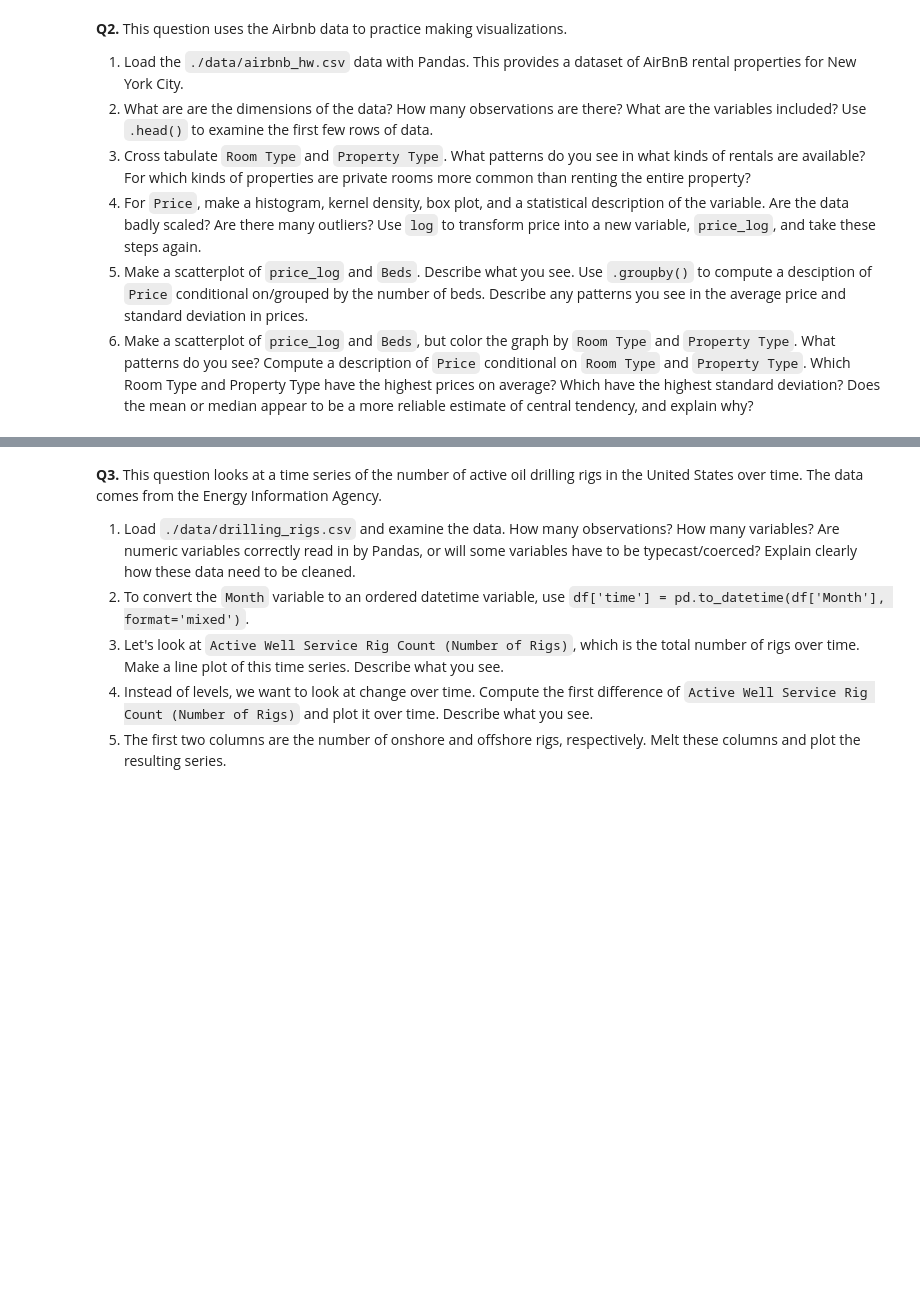
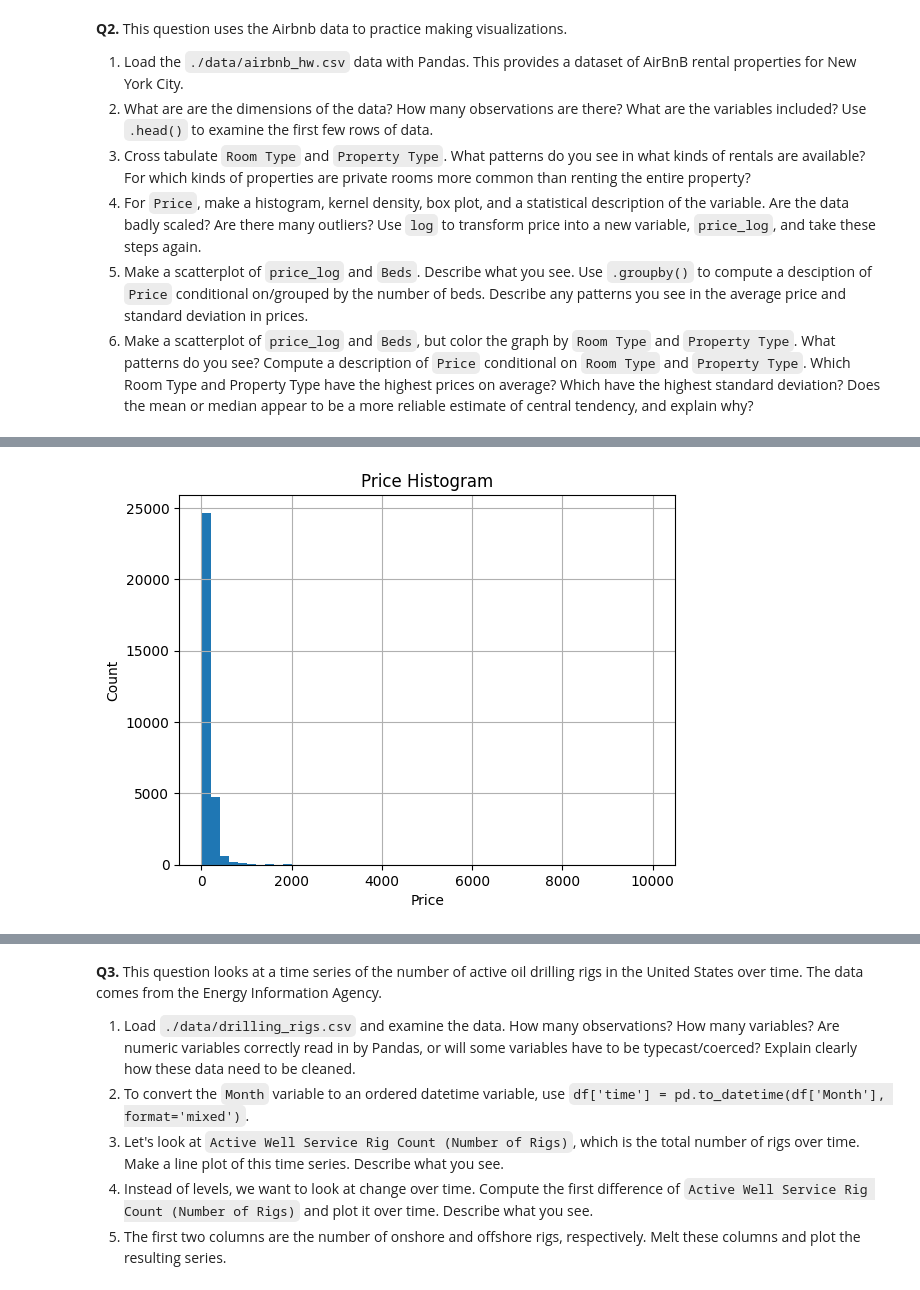
Before and after one commit to qjy9ey/eda_assignment, a Jupyter notebook: assignment.ipynb, the cells around one changed output, grey strips where cells are left out. Drawn from its saved outputs; the diff is of its cells as text; code cells hidden in the pictures; blank space fills up the shorter version.

```diff
--- a/assignment.ipynb
+++ b/assignment.ipynb
@@ -70,3 +70,88 @@ No. This holds only for affine functions $g(x)=a+bx$.
   4. For `Price`, make a histogram, kernel density, box plot, and a statistical description of the variable. Are the data badly scaled? Are there many outliers? Use `log` to transform price into a new variable, `price_log`, and take these steps again.
   5. Make a scatterplot of `price_log` and `Beds`. Describe what you see. Use `.groupby()` to compute a desciption of `Price` conditional on/grouped by the number of beds. Describe any patterns you see in the average price and standard deviation in prices.
   6. Make a scatterplot of `price_log` and `Beds`, but color the graph by `Room Type` and `Property Type`. What patterns do you see? Compute a description of `Price` conditional on `Room Type` and `Property Type`. Which Room Type and Property Type have the highest prices on average? Which have the highest standard deviation? Does the mean or median appear to be a more reliable estimate of central tendency, and explain why?
+# %%
+import pandas as pd
+import numpy as np
+import matplotlib.pyplot as plt
+import seaborn as sns
+
+airbnb = pd.read_csv("airbnb_hw.csv")
+
+print("Shape:", airbnb.shape)
+print("Columns:", airbnb.columns.tolist())
+airbnb.head()
+
+airbnb["Price"] = airbnb["Price"].replace({'\$':'', ',':''}, regex=True)
+
+airbnb["Price"] = pd.to_numeric(airbnb["Price"], errors='coerce')
+
+airbnb = airbnb.dropna(subset=["Price"])
+
+room_property_ct = pd.crosstab(airbnb["Room Type"], airbnb["Property Type"])
+print("Cross-tabulation of Room Type vs Property Type:\n", room_property_ct)
+
+airbnb["Price"].hist(bins=50)
+plt.title("Price Histogram")
+plt.xlabel("Price")
+plt.ylabel("Count")
+plt.show()
+
+airbnb["Price"].plot(kind="kde")
+plt.title("Price KDE")
+plt.xlabel("Price")
+plt.show()
+
+airbnb.boxplot(column="Price")
+plt.title("Price Boxplot")
+plt.show()
+
+print("Price summary statistics:\n", airbnb["Price"].describe())
+
+airbnb["price_log"] = np.log1p(airbnb["Price"])
+
+airbnb["price_log"].hist(bins=50)
+plt.title("Log Price Histogram")
+plt.xlabel("log(Price + 1)")
+plt.ylabel("Count")
+plt.show()
+
+airbnb["price_log"].plot(kind="kde")
+plt.title("Log Price KDE")
+plt.xlabel("log(Price + 1)")
+plt.show()
+
+airbnb.boxplot(column="price_log")
+plt.title("Log Price Boxplot")
+plt.show()
+
+print("Log-price summary statistics:\n", airbnb["price_log"].describe())
+
+airbnb.plot.scatter(x="Beds", y="price_log", alpha=0.5)
+plt.title("Log Price vs Beds")
+plt.xlabel("Beds")
+plt.ylabel("log(Price + 1)")
+plt.show()
+
+beds_summary = airbnb.groupby("Beds")["Price"].describe()
+print("Price summary by number of Beds:\n", beds_summary)
+
+sns.scatterplot(data=airbnb, x="Beds", y="price_log", hue="Room Type", alpha=0.5)
+plt.title("Log Price vs Beds by Room Type")
+plt.xlabel("Beds")
+plt.ylabel("log(Price + 1)")
+plt.show()
+
+sns.scatterplot(data=airbnb, x="Beds", y="price_log", hue="Property Type", alpha=0.5)
+plt.title("Log Price vs Beds by Property Type")
+plt.xlabel("Beds")
+plt.ylabel("log(Price + 1)")
+plt.show()
+
+group_summary = airbnb.groupby(["Room Type", "Property Type"])["Price"].describe()
+print("Price summary by Room Type and Property Type:\n", group_summary)
+
+# highest average price: entire home/apartment in luxury property types
+# highest std deviation: lofts, villas, or large apartments
+# median is more reliable than mean due to skewness in prices
+# %% [output]
@@ -72,0 +178 @@ No. This holds only for affine functions $g(x)=a+bx$.
+[figure, added]
```
Also changed, not shown: parts of 2 cells of this notebook.
